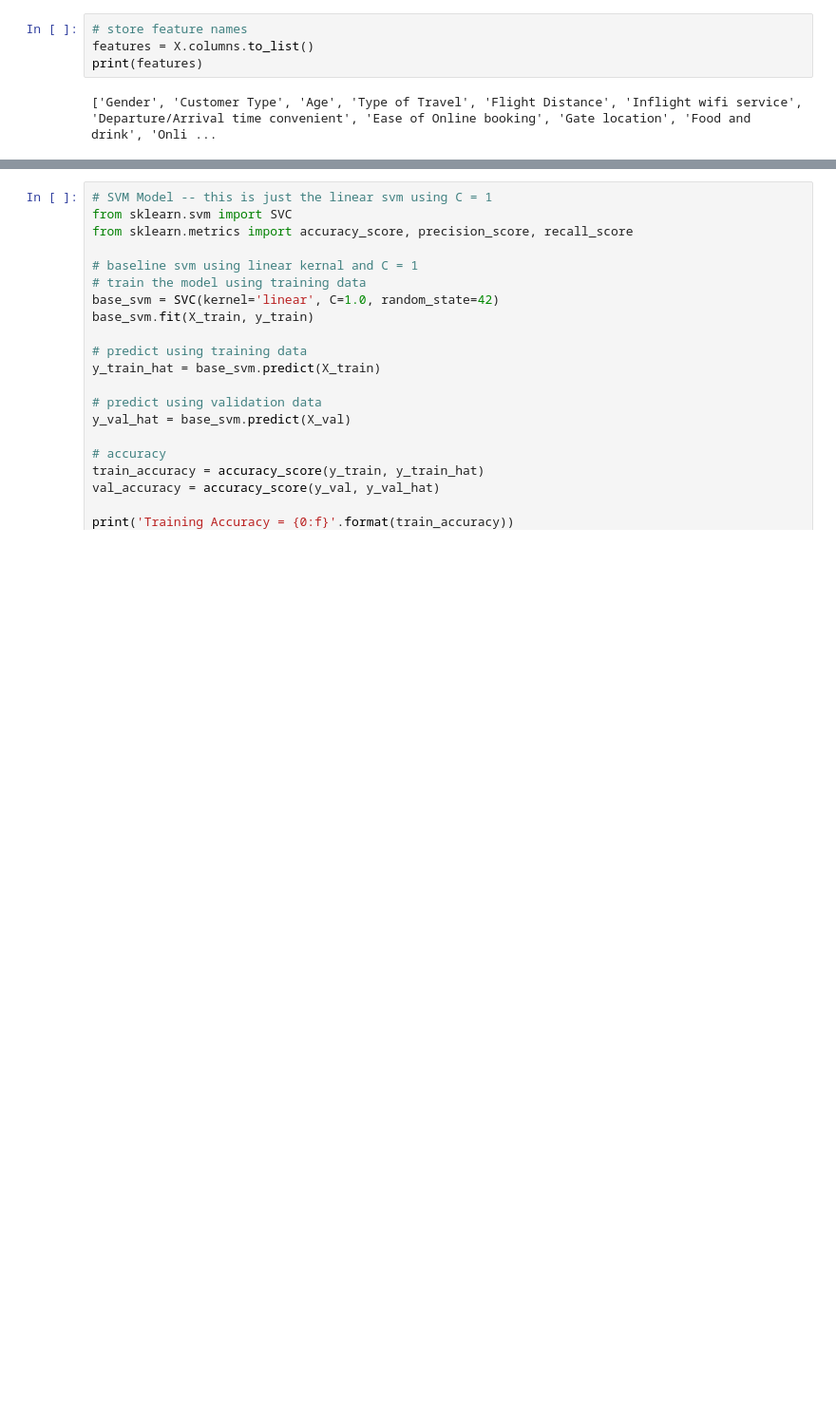
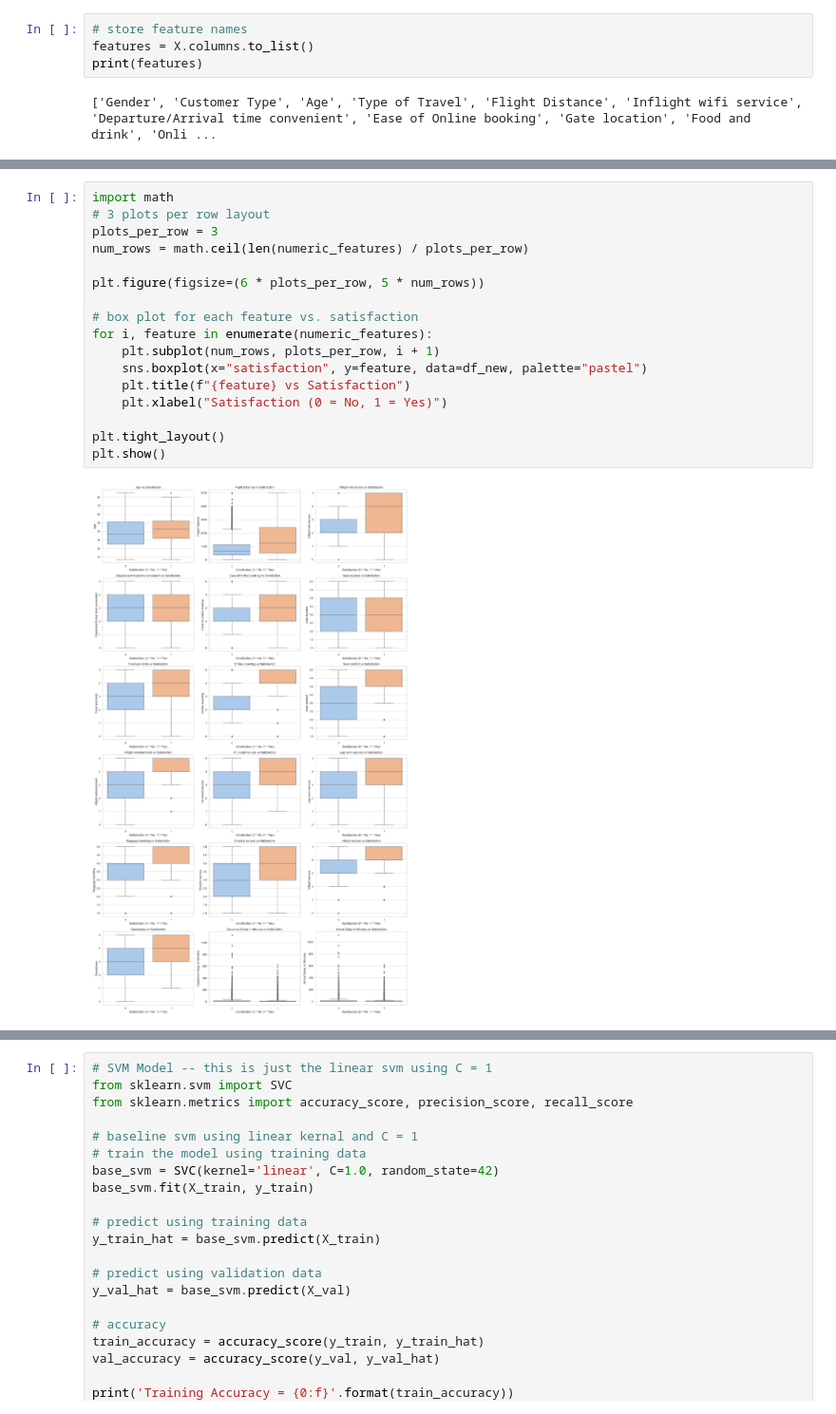
Before and after one commit to paripatel55/ML_Project, a Jupyter notebook: test.ipynb, the cells around one changed output, grey strips where cells are left out. Shown at 95% size. Cells and saved outputs as stored; diff of their text form; blank space fills up the shorter version.

```diff
--- a/test.ipynb
+++ b/test.ipynb
@@ -101,0 +142,19 @@ print(features)
+# %%
+import math
+# 3 plots per row layout
+plots_per_row = 3
+num_rows = math.ceil(len(numeric_features) / plots_per_row)
+
+plt.figure(figsize=(6 * plots_per_row, 5 * num_rows))
+
+# box plot for each feature vs. satisfaction
+for i, feature in enumerate(numeric_features):
+    plt.subplot(num_rows, plots_per_row, i + 1)
+    sns.boxplot(x="satisfaction", y=feature, data=df_new, palette="pastel")
+    plt.title(f"{feature} vs Satisfaction")
+    plt.xlabel("Satisfaction (0 = No, 1 = Yes)")
+
+plt.tight_layout()
+plt.show()
+# %% [output]
+[figure, added]
```
Also changed, not shown: parts of 16 cells of this notebook.
